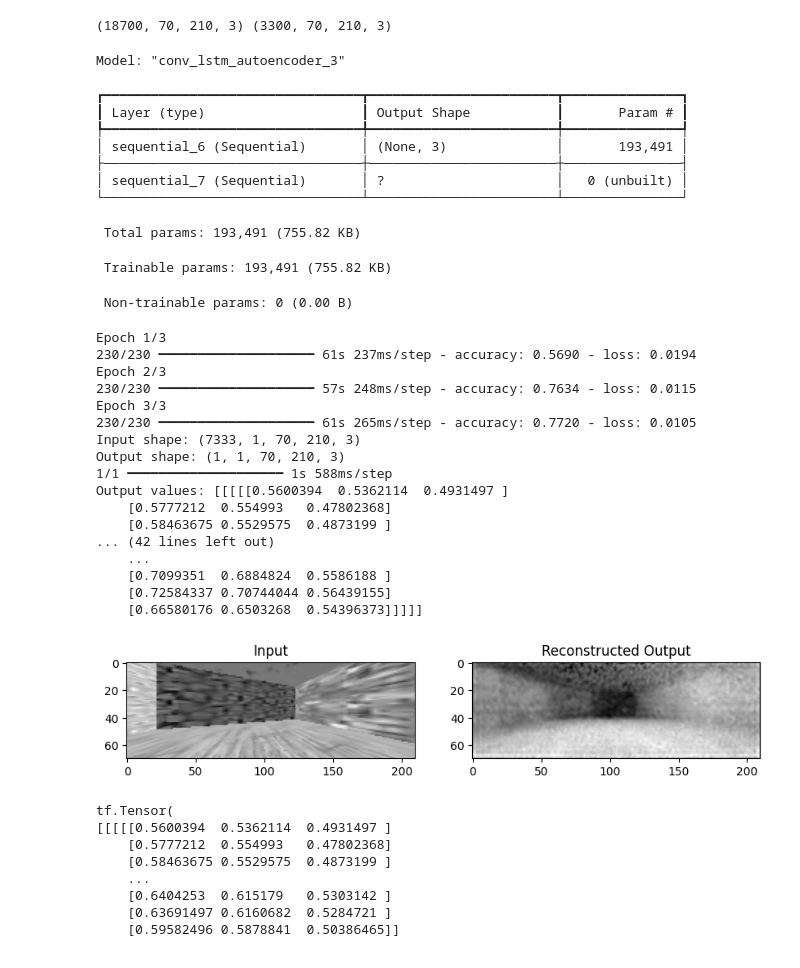
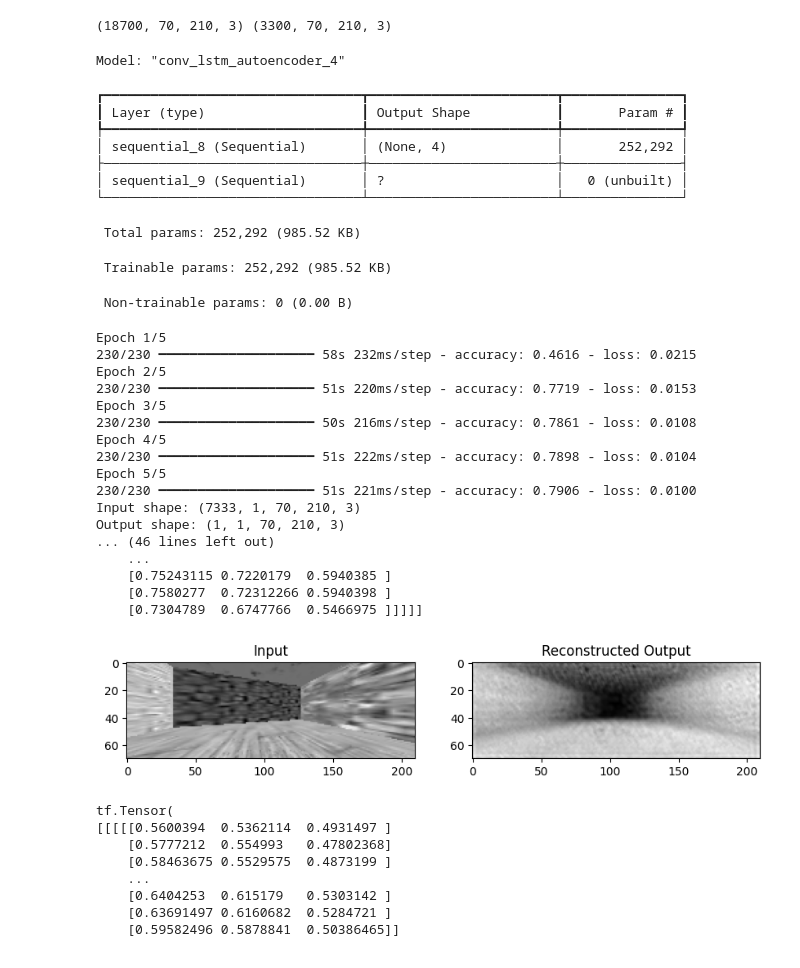
Before and after one commit to Hydropic/Unsupervised-Team-8, a Jupyter notebook: problem-4-ayman/A4_D.ipynb, the cells around one changed output. Drawn from its saved outputs; the diff is of its cells as text; code cells hidden in the pictures.

Commit message:
latent space dim 4 and removed shuffling

```diff
--- a/problem-4-ayman/A4_D.ipynb
+++ b/problem-4-ayman/A4_D.ipynb
@@ -1,7 +1,7 @@
 # %%
 import numpy as np
 
-data = np.load("data_squareRoom.npy")
+data = np.load("C:\\Users\\Ayman\\OneDrive\\Desktop\\unsupervised\\data_squareRoom.npy")
 print(data.shape)
 # format: 22000 Bilder, ZeilenxSpaltenxRGB Channel
 # %% [output]
@@ -91,7 +91,7 @@ class ConvLSTMAutoencoder(Model):
 data_subset = data[:len(data)//3]  # Take only a tenth of the data
 data_subset = np.expand_dims(data_subset, axis=1)
 shape = data_subset.shape[1:]  # (time_steps, height, width, channels)
-latent_dim = 3
+latent_dim = 4
 autoencoder = ConvLSTMAutoencoder(latent_dim, shape)
 autoencoder.compile(optimizer='adam', loss=losses.MeanSquaredError(), metrics=["accuracy"])
 
@@ -99,7 +99,7 @@ autoencoder.compile(optimizer='adam', loss=losses.MeanSquaredError(), metrics=["
 autoencoder.summary()
 
 # Fit the model
-history = autoencoder.fit(data_subset, data_subset, epochs=3, shuffle=True)
+history = autoencoder.fit(data_subset, data_subset, epochs=5, shuffle=False)
 
 # Check input and output shapes
 print("Input shape:", data_subset.shape)
@@ -107,53 +107,53 @@ sample_input = data_subset[2:3]  # Take one sample from the data
 sample_output = autoencoder(sample_input)
 print("Output shape:", sample_output.shape)
 
 # Run a test prediction
 sample_output = autoencoder.predict(sample_input)
 print("Output values:", sample_output)
 
 # Plotting the input and output
 plt.figure(figsize=(10, 5))
 
 # Plot the first frame of the input and output for comparison
 plt.subplot(1, 2, 1)
 plt.imshow(sample_input[0, 0, :, :, 0], cmap='gray')
 plt.title('Input')
 
 plt.subplot(1, 2, 2)
 plt.imshow(sample_output[0, 0, :, :, 0], cmap='gray')
 plt.title('Reconstructed Output')
 
 plt.show()
 # %% [output]
-Model: "conv_lstm_autoencoder_3"
+Model: "conv_lstm_autoencoder_4"
 ┏━━━━━━━━━━━━━━━━━━━━━━━━━━━━━━━━━┳━━━━━━━━━━━━━━━━━━━━━━━━┳━━━━━━━━━━━━━━━┓
 ┃ Layer (type)                    ┃ Output Shape           ┃       Param # ┃
 ┡━━━━━━━━━━━━━━━━━━━━━━━━━━━━━━━━━╇━━━━━━━━━━━━━━━━━━━━━━━━╇━━━━━━━━━━━━━━━┩
-│ sequential_6 (Sequential)       │ (None, 3)              │       193,491 │
+│ sequential_8 (Sequential)       │ (None, 4)              │       252,292 │
 ├─────────────────────────────────┼────────────────────────┼───────────────┤
-│ sequential_7 (Sequential)       │ ?                      │   0 (unbuilt) │
+│ sequential_9 (Sequential)       │ ?                      │   0 (unbuilt) │
 └─────────────────────────────────┴────────────────────────┴───────────────┘
- Total params: 193,491 (755.82 KB)
+ Total params: 252,292 (985.52 KB)
- Trainable params: 193,491 (755.82 KB)
+ Trainable params: 252,292 (985.52 KB)
  Non-trainable params: 0 (0.00 B)
-Epoch 1/3
-230/230 ━━━━━━━━━━━━━━━━━━━━ 61s 237ms/step - accuracy: 0.5690 - loss: 0.0194
-Epoch 2/3
-230/230 ━━━━━━━━━━━━━━━━━━━━ 57s 248ms/step - accuracy: 0.7634 - loss: 0.0115
-Epoch 3/3
-230/230 ━━━━━━━━━━━━━━━━━━━━ 61s 265ms/step - accuracy: 0.7720 - loss: 0.0105
+Epoch 1/5
+230/230 ━━━━━━━━━━━━━━━━━━━━ 58s 232ms/step - accuracy: 0.4616 - loss: 0.0215
+Epoch 2/5
+230/230 ━━━━━━━━━━━━━━━━━━━━ 51s 220ms/step - accuracy: 0.7719 - loss: 0.0153
+Epoch 3/5
+230/230 ━━━━━━━━━━━━━━━━━━━━ 50s 216ms/step - accuracy: 0.7861 - loss: 0.0108
+Epoch 4/5
+230/230 ━━━━━━━━━━━━━━━━━━━━ 51s 222ms/step - accuracy: 0.7898 - loss: 0.0104
+Epoch 5/5
+230/230 ━━━━━━━━━━━━━━━━━━━━ 51s 221ms/step - accuracy: 0.7906 - loss: 0.0100
 Input shape: (7333, 1, 70, 210, 3)
 Output shape: (1, 1, 70, 210, 3)
-1/1 ━━━━━━━━━━━━━━━━━━━━ 1s 588ms/step
-Output values: [[[[[0.5600394  0.5362114  0.4931497 ]
-    [0.5777212  0.554993   0.47802368]
-    [0.58463675 0.5529575  0.4873199 ]
-... (42 lines left out)
+... (46 lines left out)
     ...
-    [0.7099351  0.6884824  0.5586188 ]
-    [0.72584337 0.70744044 0.56439155]
-    [0.66580176 0.6503268  0.54396373]]]]]
+    [0.75243115 0.7220179  0.5940385 ]
+    [0.7580277  0.72312266 0.5940398 ]
+    [0.7304789  0.6747766  0.5466975 ]]]]]
-[figure, old version]
+[figure, new version]
 # %%
 from tensorflow.keras import layers, losses, Model, Input
 # Create a model to get the encoder's output
```
Also changed, not shown: parts of 4 cells of this notebook.
